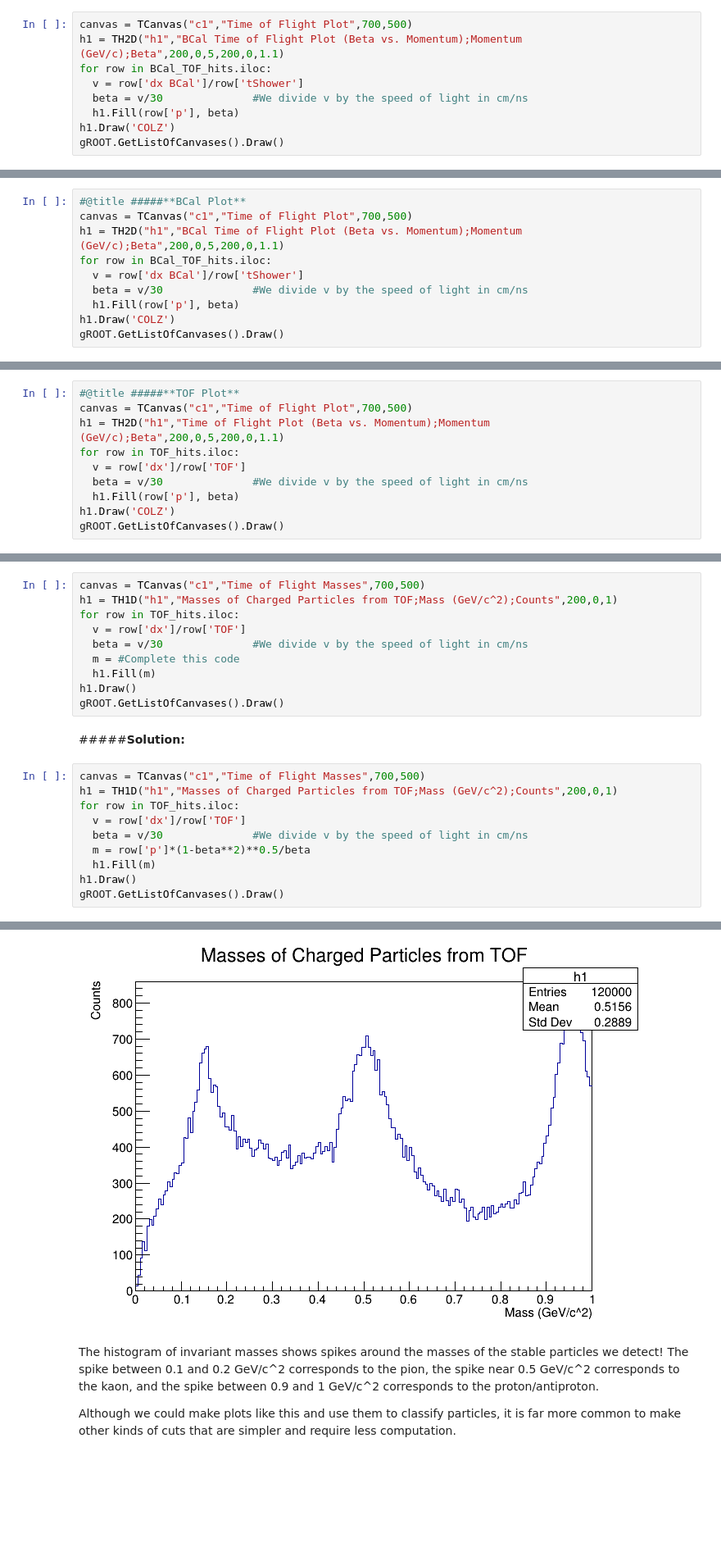
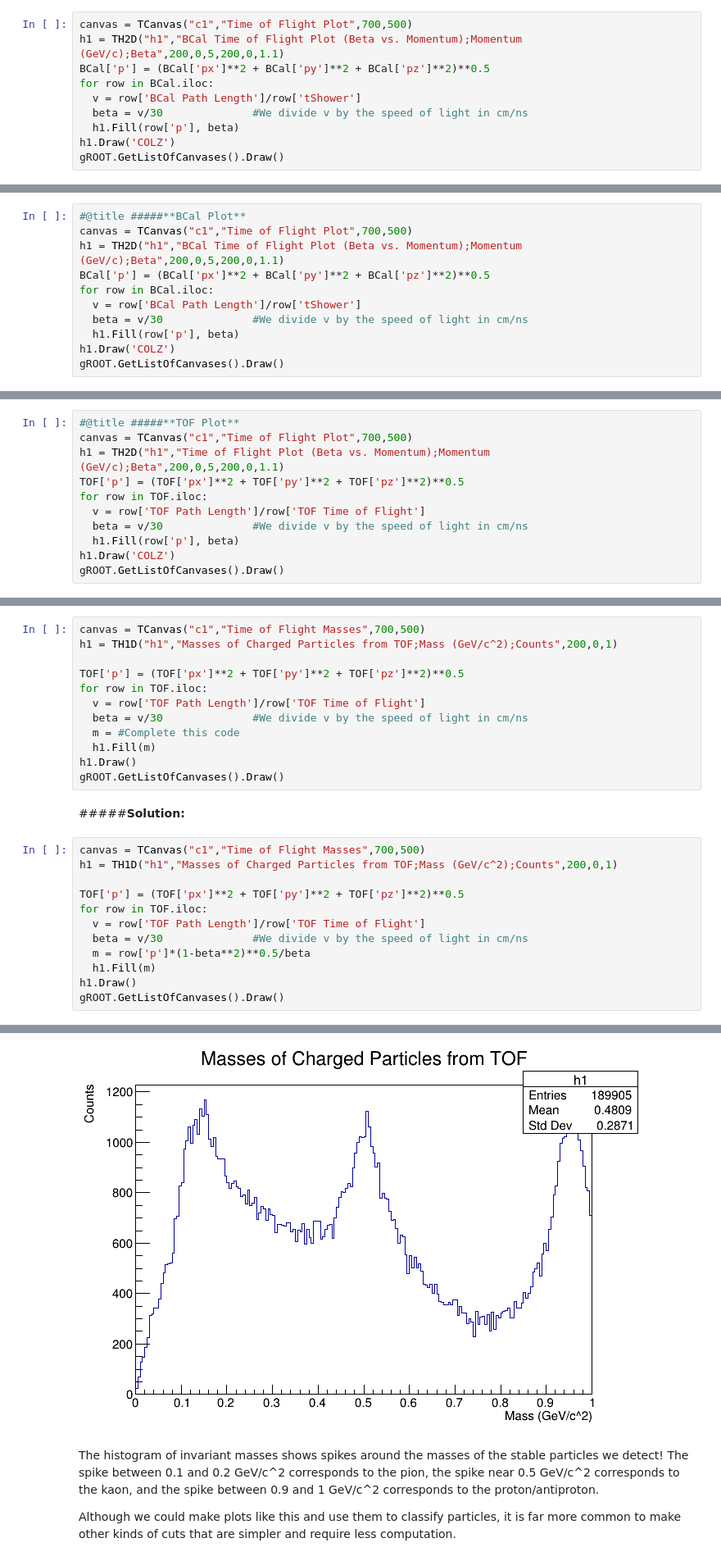
Before and after one commit to duberii/pid-playground, a Jupyter notebook: activities/Time_of_Flight.ipynb, the cells around one changed output, grey strips where cells are left out. Shown at 82% size. Cells and saved outputs as stored; diff of their text form; blank space fills up the shorter version.

```diff
--- a/activities/Time_of_Flight.ipynb
+++ b/activities/Time_of_Flight.ipynb
@@ -378,8 +371,9 @@ gROOT.GetListOfCanvases().Draw()
 # %%
 canvas = TCanvas("c1","Time of Flight Plot",700,500)
 h1 = TH2D("h1","BCal Time of Flight Plot (Beta vs. Momentum);Momentum (GeV/c);Beta",200,0,5,200,0,1.1)
-for row in BCal_TOF_hits.iloc:
-  v = row['dx BCal']/row['tShower']
+BCal['p'] = (BCal['px']**2 + BCal['py']**2 + BCal['pz']**2)**0.5
+for row in BCal.iloc:
+  v = row['BCal Path Length']/row['tShower']
   beta = v/30              #We divide v by the speed of light in cm/ns
   h1.Fill(row['p'], beta)
 h1.Draw('COLZ')
@@ -398,8 +392,9 @@ Double click to edit this cell and answer the following question: What do you no
 #@title #####**BCal Plot**
 canvas = TCanvas("c1","Time of Flight Plot",700,500)
 h1 = TH2D("h1","BCal Time of Flight Plot (Beta vs. Momentum);Momentum (GeV/c);Beta",200,0,5,200,0,1.1)
-for row in BCal_TOF_hits.iloc:
-  v = row['dx BCal']/row['tShower']
+BCal['p'] = (BCal['px']**2 + BCal['py']**2 + BCal['pz']**2)**0.5
+for row in BCal.iloc:
+  v = row['BCal Path Length']/row['tShower']
   beta = v/30              #We divide v by the speed of light in cm/ns
   h1.Fill(row['p'], beta)
 h1.Draw('COLZ')
@@ -412,8 +407,9 @@ Warning in <TROOT::Append>: Replacing existing TH1: h1 (Potential memory leak).
 #@title #####**TOF Plot**
 canvas = TCanvas("c1","Time of Flight Plot",700,500)
 h1 = TH2D("h1","Time of Flight Plot (Beta vs. Momentum);Momentum (GeV/c);Beta",200,0,5,200,0,1.1)
-for row in TOF_hits.iloc:
-  v = row['dx']/row['TOF']
+TOF['p'] = (TOF['px']**2 + TOF['py']**2 + TOF['pz']**2)**0.5
+for row in TOF.iloc:
+  v = row['TOF Path Length']/row['TOF Time of Flight']
   beta = v/30              #We divide v by the speed of light in cm/ns
   h1.Fill(row['p'], beta)
 h1.Draw('COLZ')
@@ -445,8 +441,10 @@ Complete the code in the cell below to create a 1D histogram with the masses of
 # %%
 canvas = TCanvas("c1","Time of Flight Masses",700,500)
 h1 = TH1D("h1","Masses of Charged Particles from TOF;Mass (GeV/c^2);Counts",200,0,1)
-for row in TOF_hits.iloc:
-  v = row['dx']/row['TOF']
+
+TOF['p'] = (TOF['px']**2 + TOF['py']**2 + TOF['pz']**2)**0.5
+for row in TOF.iloc:
+  v = row['TOF Path Length']/row['TOF Time of Flight']
   beta = v/30              #We divide v by the speed of light in cm/ns
   m = #Complete this code
   h1.Fill(m)
@@ -457,17 +455,19 @@ gROOT.GetListOfCanvases().Draw()
 # %%
 canvas = TCanvas("c1","Time of Flight Masses",700,500)
 h1 = TH1D("h1","Masses of Charged Particles from TOF;Mass (GeV/c^2);Counts",200,0,1)
-for row in TOF_hits.iloc:
-  v = row['dx']/row['TOF']
+
+TOF['p'] = (TOF['px']**2 + TOF['py']**2 + TOF['pz']**2)**0.5
+for row in TOF.iloc:
+  v = row['TOF Path Length']/row['TOF Time of Flight']
   beta = v/30              #We divide v by the speed of light in cm/ns
   m = row['p']*(1-beta**2)**0.5/beta
   h1.Fill(m)
 h1.Draw()
 gROOT.GetListOfCanvases().Draw()
 # %% [output]
 Warning in <TCanvas::Constructor>: Deleting canvas with same name: c1
 Warning in <TROOT::Append>: Replacing existing TH1: h1 (Potential memory leak).
-[figure, old version]
+[figure, new version]
 # %% [markdown]
 The histogram of invariant masses shows spikes around the masses of the stable particles we detect! The spike between 0.1 and 0.2 GeV/c^2 corresponds to the pion, the spike near 0.5 GeV/c^2 corresponds to the kaon, and the spike between 0.9 and 1 GeV/c^2 corresponds to the proton/antiproton.
 
```
Also changed, not shown: parts of 19 cells of this notebook.
